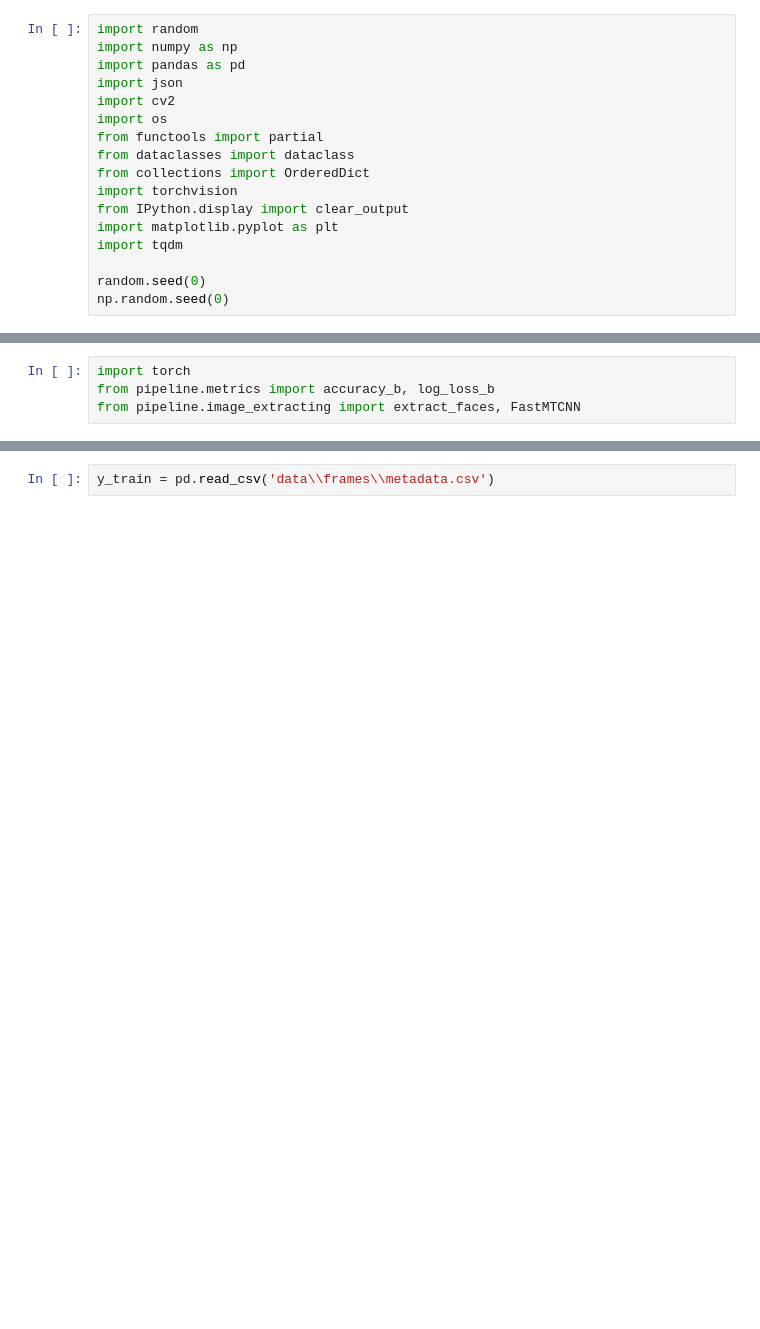
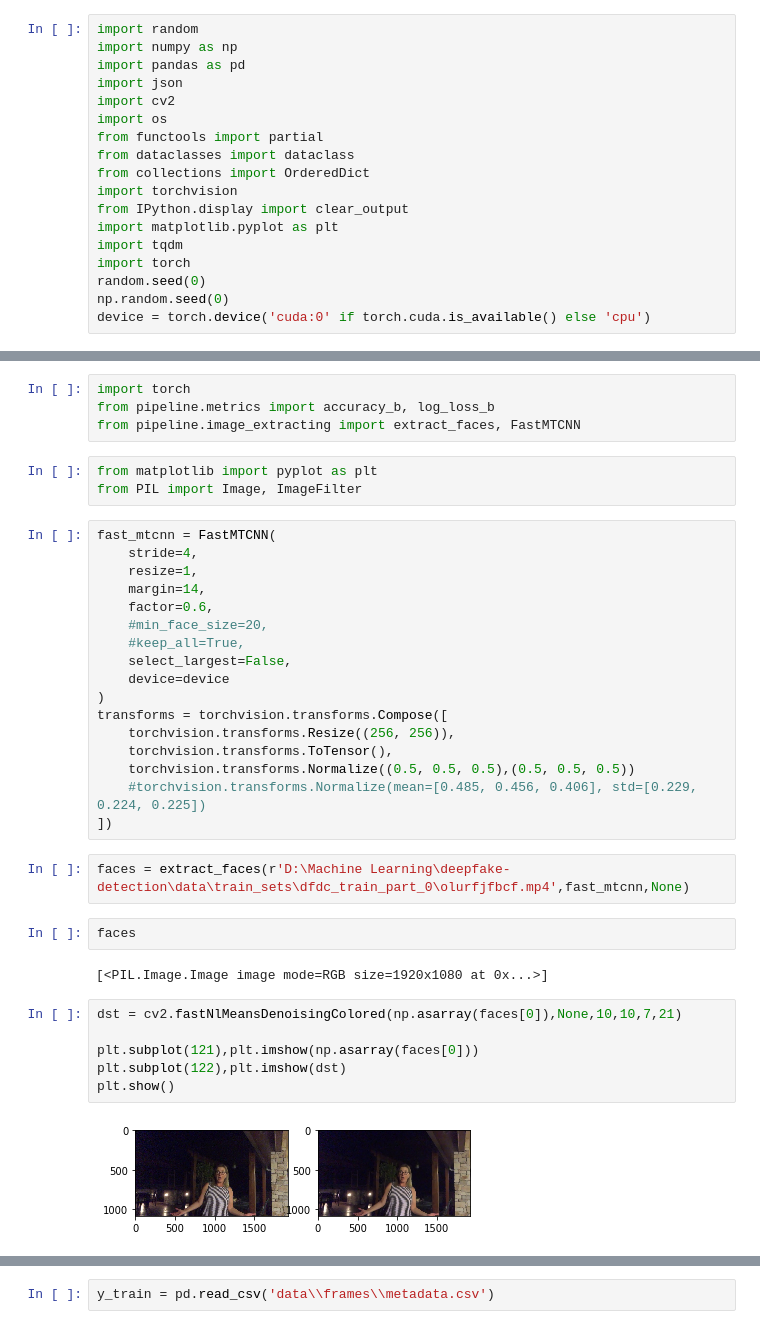
Before and after one commit to 1M50RRY/dfdc-kaggle-solution, a Jupyter notebook: Data.ipynb, the cells around one changed output, grey strips where cells are left out. Saved outputs shown, nothing was run; the diff lists cells and outputs as text; blank space fills up the shorter version.

```diff
--- a/Data.ipynb
+++ b/Data.ipynb
@@ -12,9 +12,10 @@ import torchvision
 from IPython.display import clear_output
 import matplotlib.pyplot as plt
 import tqdm
-
+import torch
 random.seed(0)
 np.random.seed(0)
+device = torch.device('cuda:0' if torch.cuda.is_available() else 'cpu')
 # %% [output]
 d:\users\user\appdata\local\programs\python\python36\lib\site-packages\numpy\.libs\libopenblas.IPBC74C7KURV7CB2PKT5Z5FNR3SIBV4J.gfortran-win_amd64.dll
 d:\users\user\appdata\local\programs\python\python36\lib\site-packages\numpy\.libs\libopenblas.PYQHXLVVQ7VESDPUVUADXEVJOBGHJPAY.gfortran-win_amd64.dll
@@ -23,5 +24,39 @@ d:\users\user\appdata\local\programs\python\python36\lib\site-packages\numpy\.li
 import torch
 from pipeline.metrics import accuracy_b, log_loss_b
 from pipeline.image_extracting import extract_faces, FastMTCNN
+# %%
+from matplotlib import pyplot as plt
+from PIL import Image, ImageFilter
+# %%
+fast_mtcnn = FastMTCNN(
+    stride=4,
+    resize=1,
+    margin=14,
+    factor=0.6,
+    #min_face_size=20,
+    #keep_all=True,
+    select_largest=False,
+    device=device
+)
+transforms = torchvision.transforms.Compose([
+    torchvision.transforms.Resize((256, 256)),
+    torchvision.transforms.ToTensor(),
+    torchvision.transforms.Normalize((0.5, 0.5, 0.5),(0.5, 0.5, 0.5))
+    #torchvision.transforms.Normalize(mean=[0.485, 0.456, 0.406], std=[0.229, 0.224, 0.225])
+])
+# %%
+faces = extract_faces(r'D:\Machine Learning\deepfake-detection\data\train_sets\dfdc_train_part_0\olurfjfbcf.mp4',fast_mtcnn,None)
+# %%
+faces
+# %% [output]
+[<PIL.Image.Image image mode=RGB size=1920x1080 at 0x...>]
+# %%
+dst = cv2.fastNlMeansDenoisingColored(np.asarray(faces[0]),None,10,10,7,21)
+
+plt.subplot(121),plt.imshow(np.asarray(faces[0]))
+plt.subplot(122),plt.imshow(dst)
+plt.show()
+# %% [output]
+[figure, added]
 # %%
 y0 = torch.tensor([0]*2000 + [1]*2000)
```
Also changed, not shown: parts of 2 cells of this notebook, 4 other files.
